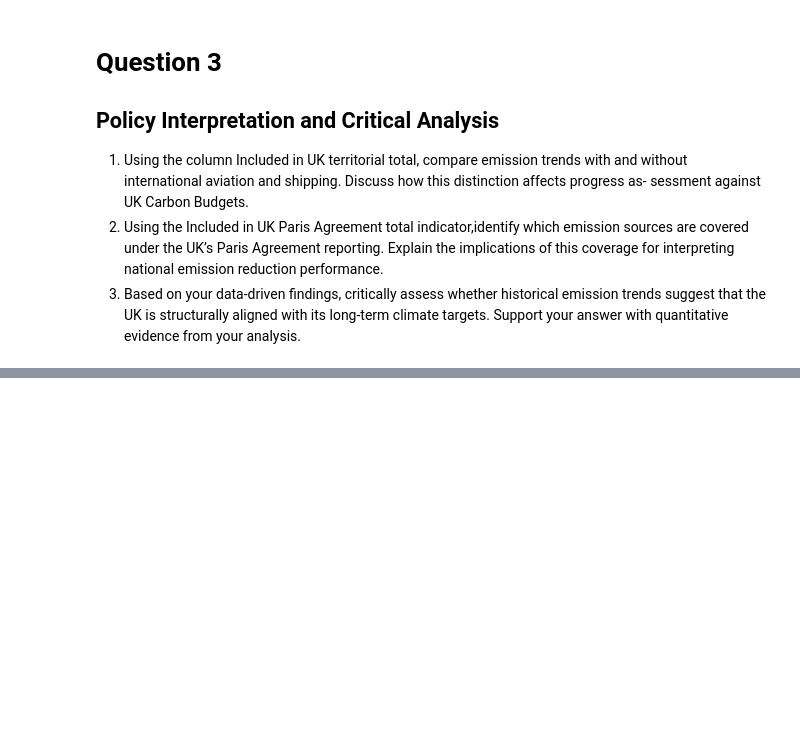
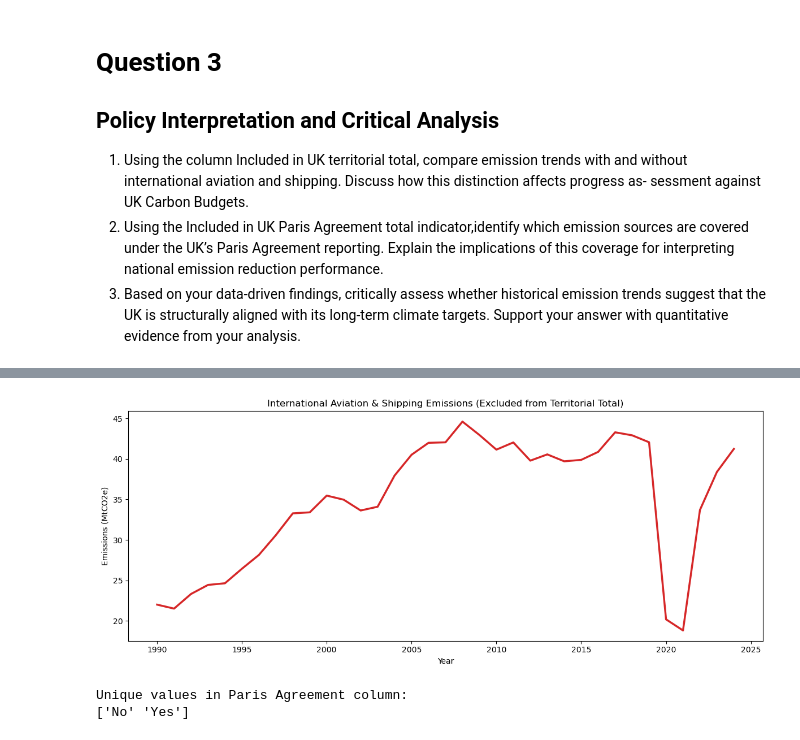
Before and after one commit to PontusNeumann/CBS-Spring26, a Jupyter notebook: alex_ml_ma1.ipynb, the cells around one changed output, grey strips where cells are left out. Saved outputs shown, nothing was run; the diff lists cells and outputs as text; code cells hidden in the pictures; blank space fills up the shorter version.

```diff
--- a/alex_ml_ma1.ipynb
+++ b/alex_ml_ma1.ipynb
@@ -658,0 +716,20 @@ quantitative evidence from your analysis.
+# %%
+# --- Non-territorial emissions over time ---
+fig, ax = plt.subplots(figsize=(12, 5))
+ax.plot(non_terr_by_year.index, non_terr_by_year.values, linewidth=2.5, color="tab:red")
+ax.set_title("International Aviation & Shipping Emissions (Excluded from Territorial Total)")
+ax.set_xlabel("Year")
+ax.set_ylabel("Emissions (MtCO2e)")
+plt.tight_layout()
+plt.show()
+# %% [output]
+[figure, added]
+# %%
+# --- Q3.2: Paris Agreement coverage ---
+unfccc = pd.read_excel("Data/greenhouse-gas-emissions.xlsx", sheet_name=3)
+
+print("Unique values in Paris Agreement column:")
+print(unfccc["Included in UK Paris Agreement total"].unique())
+# %% [output]
+Unique values in Paris Agreement column:
+['No' 'Yes']
```
Also changed, not shown: parts of 11 cells of this notebook.
